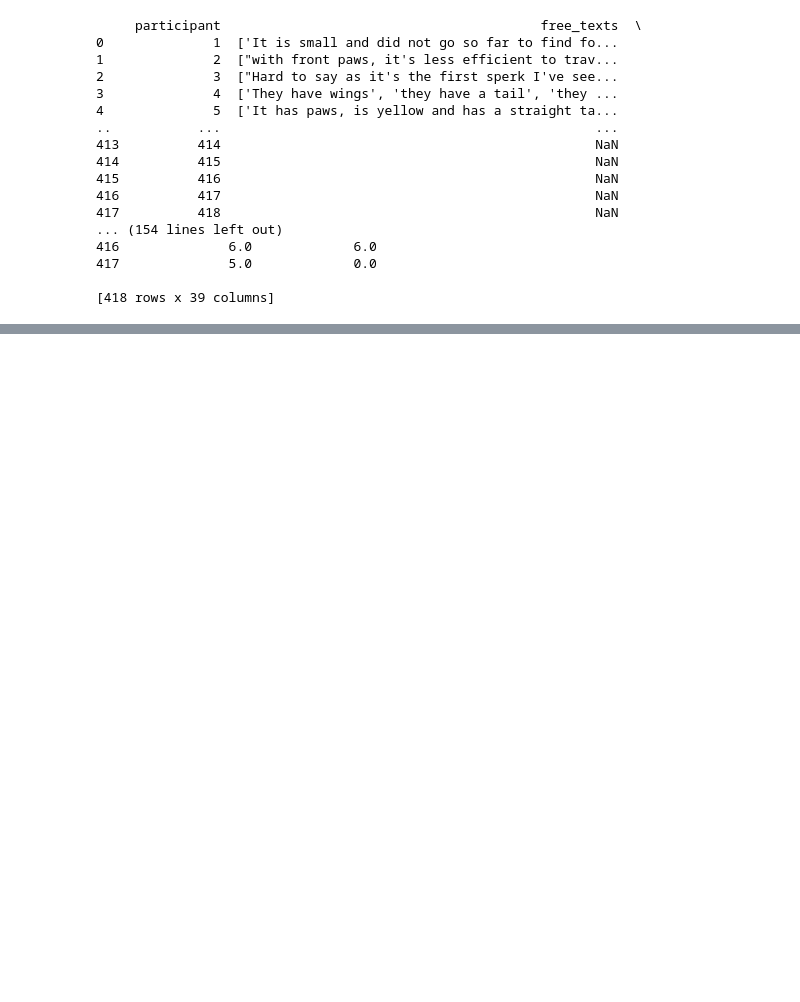
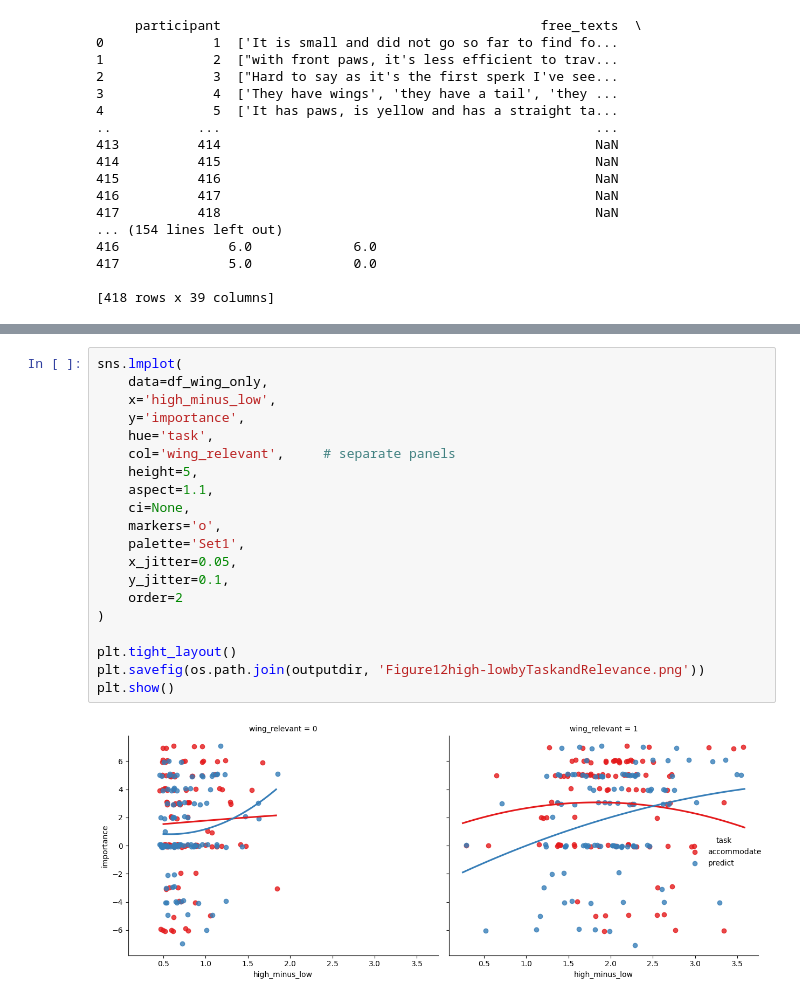
Before and after one commit to sebmonte/Prediction-Accomodation-Exp, a Jupyter notebook: Analysis/Scripts/Study2/Acc-PreCompareSupplement1.ipynb, the cells around one changed output, grey strips where cells are left out. Cells and saved outputs as stored; diff of their text form; blank space fills up the shorter version.

```diff
--- a/Analysis/Scripts/Study2/Acc-PreCompareSupplement1.ipynb
+++ b/Analysis/Scripts/Study2/Acc-PreCompareSupplement1.ipynb
@@ -344,3 +412,25 @@ print(df_hl_full)
+# %%
+sns.lmplot(
+    data=df_wing_only,
+    x='high_minus_low',
+    y='importance',
+    hue='task',
+    col='wing_relevant',     # separate panels
+    height=5,
+    aspect=1.1,
+    ci=None,
+    markers='o',
+    palette='Set1',
+    x_jitter=0.05,
+    y_jitter=0.1,
+    order=2
+)
+
+plt.tight_layout()
+plt.savefig(os.path.join(outputdir, 'Figure12high-lowbyTaskandRelevance.png'))
+plt.show()
+# %% [output]
+[figure, added]
 # %%
 # Scatter with regression lines per task
 plt.figure(figsize=(7,5))
```
Also changed, not shown: parts of 8 cells of this notebook, 36 other files.
